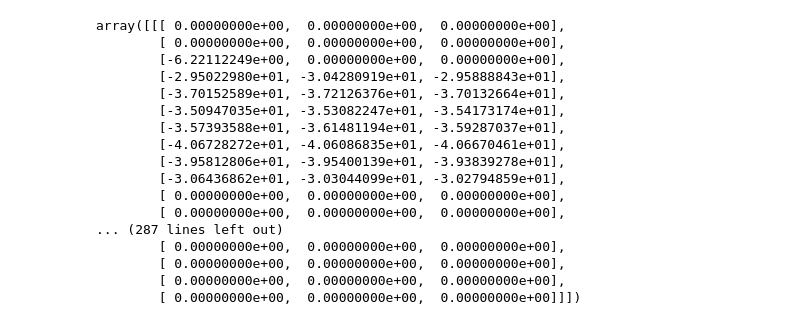
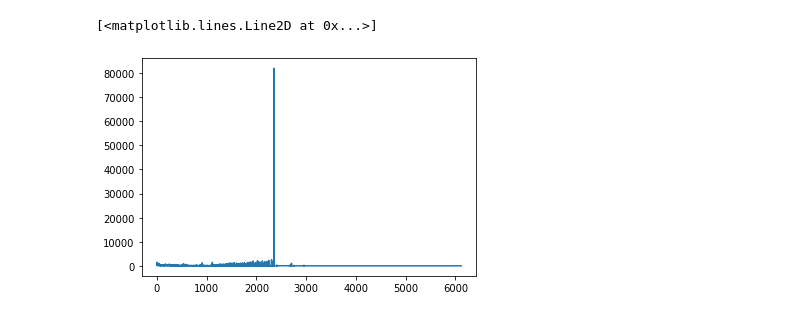
Before and after one commit to ScreamingApes/ReinforcementLearning, a Jupyter notebook: q_learning/mountain_car/mountain-car.ipynb, the cells around one changed output. Drawn from its saved outputs; the diff is of its cells as text; code cells hidden in the pictures.

Commit message:
addestrata una q table ottima, aggiunti dei grafici dei risulatati al notebook

```diff
--- a/q_learning/mountain_car/mountain-car.ipynb
+++ b/q_learning/mountain_car/mountain-car.ipynb
@@ -20,6 +21,13 @@ q_table = np.zeros([num_states[0], num_states[1], env.action_space.n])
 # %%
 #addestramento della q_table
-total_iterations = []
+episodes = 5000
+penalties = 0
+done = False
+epsilon = 0.8
+
+# Calculate episodic reduction in epsilon
+reduction = (epsilon - min_eps)/episodes
+
 for i in range(episodes):
     observation = env.reset()
     state = (observation - env.observation_space.low)*np.array([10, 100])
@@ -27,24 +35,44 @@ for i in range(episodes):
     reward = 0
     iteration = 0
     done = False
+    # if i == 100:
+    #     limit = 200
+    # elif i == 200:
+    #     limit = 200
+    record = env.observation_space.low[0]
     while not done:
         if random.uniform(0,1) < epsilon:
             action = env.action_space.sample()
         else:
             action = np.argmax(q_table[state[0],state[1]])
-        new_observation, reward, done, info = env.step(action)
+
+        new_observation, reward, done, _ = env.step(action)
         new_state = (new_observation - env.observation_space.low)*np.array([10, 100])
         new_state = np.round(new_state, 0).astype(int)
 
-        reward = reward * (0.5 - new_observation[0]) * 10
+        # if new_observation[0] >= 0.5:
+        #     reward = 1000
+        # elif new_observation[0] > record:
+        #     record = new_observation[0]
+        #     reward = 10
+        if done and new_observation[0] >= 0.5:
+                q_table[state[0], state[1], action] = reward
+        else:
+            old_q = q_table[state[0],state[1], action]
 
-        old_q = q_table[state[0],state[1], action]
+            q_table[state[0],state[1], action] = old_q * (1-alfa) + alfa * (reward + gamma * np.max(q_table[new_state[0],new_state[1]]))
 
-        q_table[state[0],state[1], action] = old_q * (1-alfa) + alfa * (reward + gamma * np.max(q_table[new_state[0],new_state[1]]))
+        # Decay epsilon
+        if epsilon > min_eps:
+            epsilon -= reduction
 
-        iteration = iteration + 1
         env.render(mode='close')
         state = new_state
+        iteration = iteration + 1
+        if iteration >= 100000:
+            done = True
     total_iterations.append(iteration)
-    print("Episode {} terminated!".format(i))
+    print("Episode {} terminated in {} iterations!".format(i+1, iteration))
+#Salva la Q-table
+np.save("q_table", q_table)
 # %% [output]
@@ -68,22 +96,9 @@ Episode 49 terminated!
-# %%
-q_table
-# %% [output]
-array([[[ 0.00000000e+00,  0.00000000e+00,  0.00000000e+00],
-        [ 0.00000000e+00,  0.00000000e+00,  0.00000000e+00],
-        [-6.22112249e+00,  0.00000000e+00,  0.00000000e+00],
-        [-2.95022980e+01, -3.04280919e+01, -2.95888843e+01],
-        [-3.70152589e+01, -3.72126376e+01, -3.70132664e+01],
-        [-3.50947035e+01, -3.53082247e+01, -3.54173174e+01],
-        [-3.57393588e+01, -3.61481194e+01, -3.59287037e+01],
-        [-4.06728272e+01, -4.06086835e+01, -4.06670461e+01],
-        [-3.95812806e+01, -3.95400139e+01, -3.93839278e+01],
-        [-3.06436862e+01, -3.03044099e+01, -3.02794859e+01],
-        [ 0.00000000e+00,  0.00000000e+00,  0.00000000e+00],
-        [ 0.00000000e+00,  0.00000000e+00,  0.00000000e+00],
-... (287 lines left out)
-        [ 0.00000000e+00,  0.00000000e+00,  0.00000000e+00],
-        [ 0.00000000e+00,  0.00000000e+00,  0.00000000e+00],
-        [ 0.00000000e+00,  0.00000000e+00,  0.00000000e+00],
-        [ 0.00000000e+00,  0.00000000e+00,  0.00000000e+00]]])
+# %%
+#plot delle iterazioni per episodio durante l'addestramento
+import matplotlib.pyplot as plt
+plt.plot(range(len(total_iterations)), total_iterations)
+# %% [output]
+[<matplotlib.lines.Line2D at 0x...>]
+[figure, added]
 # %%
 #Test dell'agente
```
Also changed, not shown: parts of 13 cells of this notebook, 1 other file.
